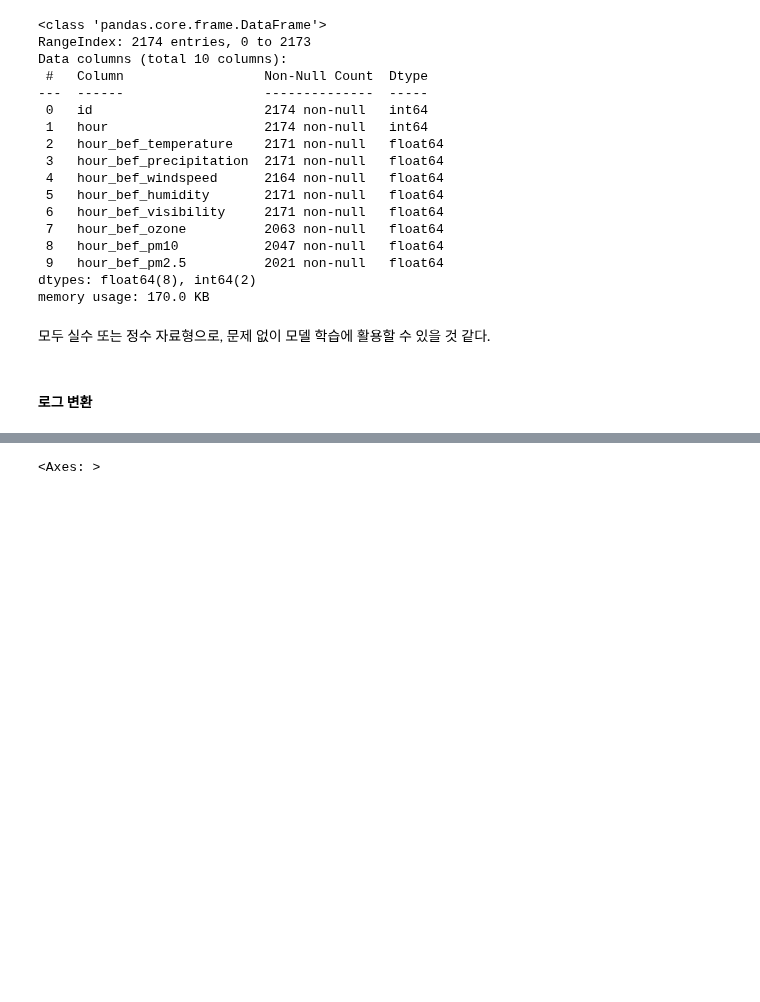
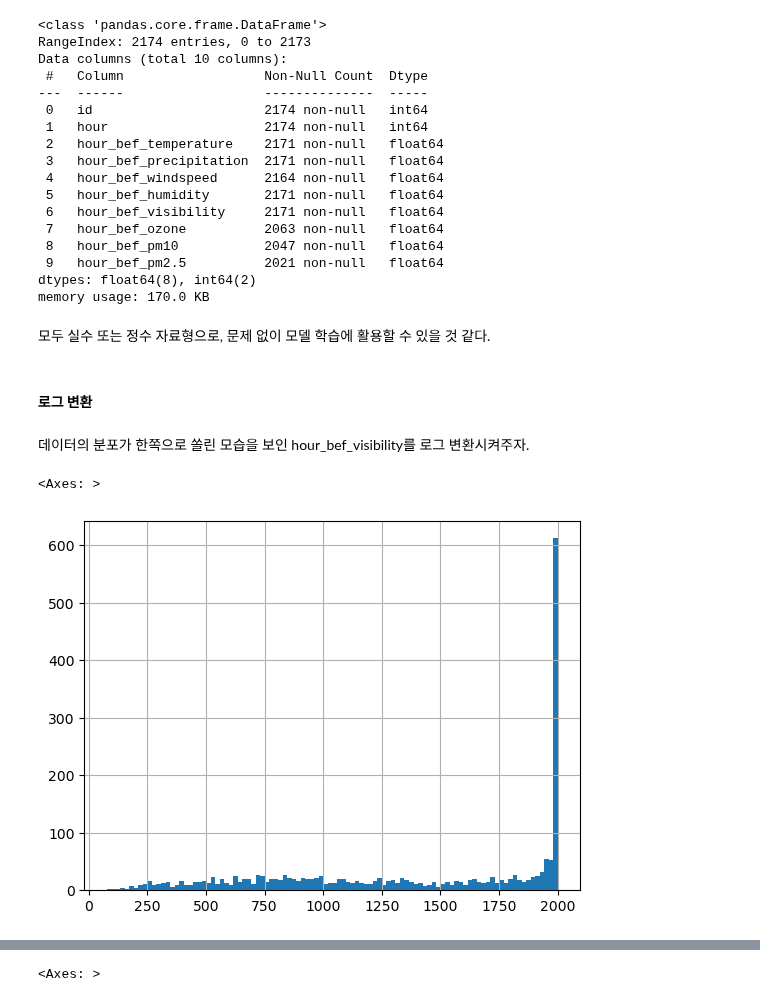
Before and after one commit to pingpeng1017/aiffel_project, a Jupyter notebook: [Datathon]bike_prediction.ipynb, the cells around one changed output, grey strips where cells are left out. Cells and saved outputs as stored; diff of their text form; code cells hidden in the pictures; blank space fills up the shorter version.

```diff
--- a/[Datathon]bike_prediction.ipynb
+++ b/[Datathon]bike_prediction.ipynb
@@ -197,5 +188,13 @@ dtypes: float64(8), int64(2)
 memory usage: 170.0 KB
 # %% [markdown]
 모두 실수 또는 정수 자료형으로, 문제 없이 모델 학습에 활용할 수 있을 것 같다.
-# %% [markdown]
-#### **로그 변환**
+# %% [markdown]
+#### **로그 변환**
+# %% [markdown]
+데이터의 분포가 한쪽으로 쏠린 모습을 보인 hour_bef_visibility를 로그 변환시켜주자.
+# %%
+# hour_bef_visibility 히스토그램
+data['hour_bef_visibility'].hist(bins=100)
+# %% [output]
+<Axes: >
+[figure, added]
```
Also changed, not shown: parts of 29 cells of this notebook.
